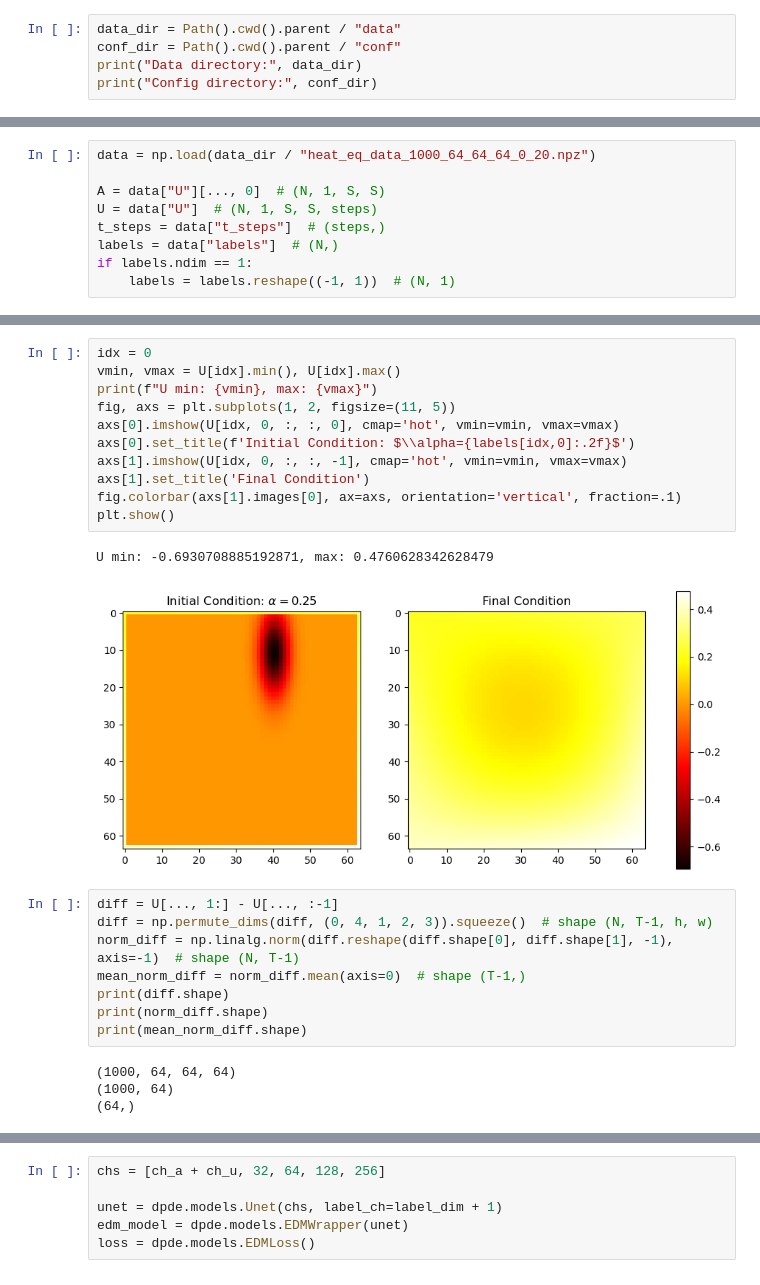
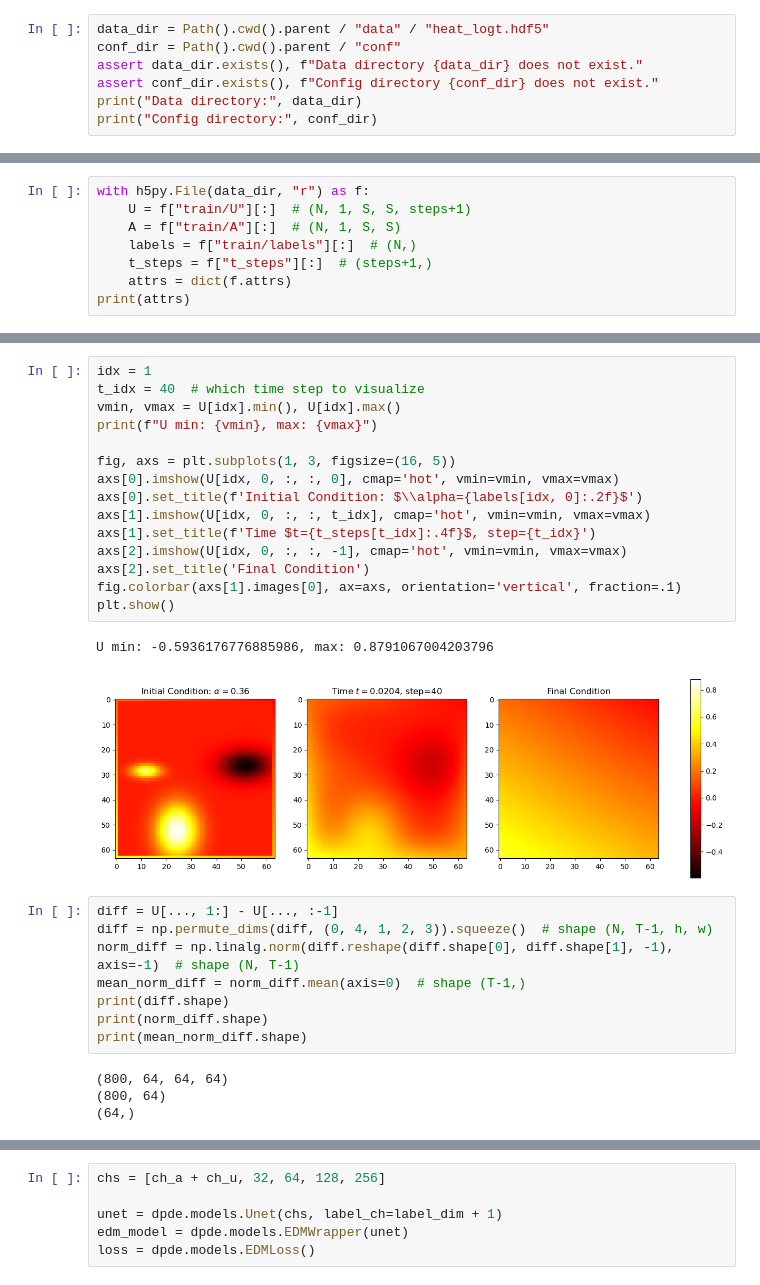
Before and after one commit to cmt-dtu-energy/dynamical-pde-diffusion, a Jupyter notebook: notebooks/00_testing.ipynb, the cells around one changed output, grey strips where cells are left out. Saved outputs shown, nothing was run; the diff lists cells and outputs as text.

```diff
--- a/notebooks/00_testing.ipynb
+++ b/notebooks/00_testing.ipynb
@@ -14,8 +14,10 @@ from scipy.io import loadmat
 
 import matplotlib.pyplot as plt
 # %%
-data_dir = Path().cwd().parent / "data"
+data_dir = Path().cwd().parent / "data" / "heat_logt.hdf5"
 conf_dir = Path().cwd().parent / "conf"
+assert data_dir.exists(), f"Data directory {data_dir} does not exist."
+assert conf_dir.exists(), f"Config directory {conf_dir} does not exist."
 print("Data directory:", data_dir)
 print("Config directory:", conf_dir)
 # %% [output]
@@ -34,9 +45,8 @@ wandb:
 # %%
-data = np.load(data_dir / "heat_eq_data_1000_64_64_64_0_20.npz")
-
-A = data["U"][..., 0]  # (N, 1, S, S)
-U = data["U"]  # (N, 1, S, S, steps)
-t_steps = data["t_steps"]  # (steps,)
-labels = data["labels"]  # (N,)
-if labels.ndim == 1:
-    labels = labels.reshape((-1, 1))  # (N, 1)
+with h5py.File(data_dir, "r") as f:
+    U = f["train/U"][:]  # (N, 1, S, S, steps+1)
+    A = f["train/A"][:]  # (N, 1, S, S)
+    labels = f["train/labels"][:]  # (N,)
+    t_steps = f["t_steps"][:]  # (steps+1,)
+    attrs = dict(f.attrs)
+print(attrs)
@@ -43,17 +75,21 @@ if labels.ndim == 1:
 # %%
-idx = 0
+idx = 1
+t_idx = 40  # which time step to visualize
 vmin, vmax = U[idx].min(), U[idx].max()
 print(f"U min: {vmin}, max: {vmax}")
-fig, axs = plt.subplots(1, 2, figsize=(11, 5))
+
+fig, axs = plt.subplots(1, 3, figsize=(16, 5))
 axs[0].imshow(U[idx, 0, :, :, 0], cmap='hot', vmin=vmin, vmax=vmax)
-axs[0].set_title(f'Initial Condition: $\\alpha={labels[idx,0]:.2f}$')
-axs[1].imshow(U[idx, 0, :, :, -1], cmap='hot', vmin=vmin, vmax=vmax)
-axs[1].set_title('Final Condition')
+axs[0].set_title(f'Initial Condition: $\\alpha={labels[idx, 0]:.2f}$')
+axs[1].imshow(U[idx, 0, :, :, t_idx], cmap='hot', vmin=vmin, vmax=vmax)
+axs[1].set_title(f'Time $t={t_steps[t_idx]:.4f}$, step={t_idx}')
+axs[2].imshow(U[idx, 0, :, :, -1], cmap='hot', vmin=vmin, vmax=vmax)
+axs[2].set_title('Final Condition')
 fig.colorbar(axs[1].images[0], ax=axs, orientation='vertical', fraction=.1)
 plt.show()
 # %% [output]
-U min: -0.6930708885192871, max: 0.4760628342628479
+U min: -0.5936176776885986, max: 0.8791067004203796
-[figure, old version]
+[figure, new version]
 # %%
 diff = U[..., 1:] - U[..., :-1]
 diff = np.permute_dims(diff, (0, 4, 1, 2, 3)).squeeze()  # shape (N, T-1, h, w)
@@ -63,8 +99,8 @@ print(diff.shape)
 print(norm_diff.shape)
 print(mean_norm_diff.shape)
 # %% [output]
-(1000, 64, 64, 64)
-(1000, 64)
+(800, 64, 64, 64)
+(800, 64)
 (64,)
 # %%
 plt.figure(figsize=(8, 5))
```
Also changed, not shown: parts of 12 cells of this notebook, 12 other files.
